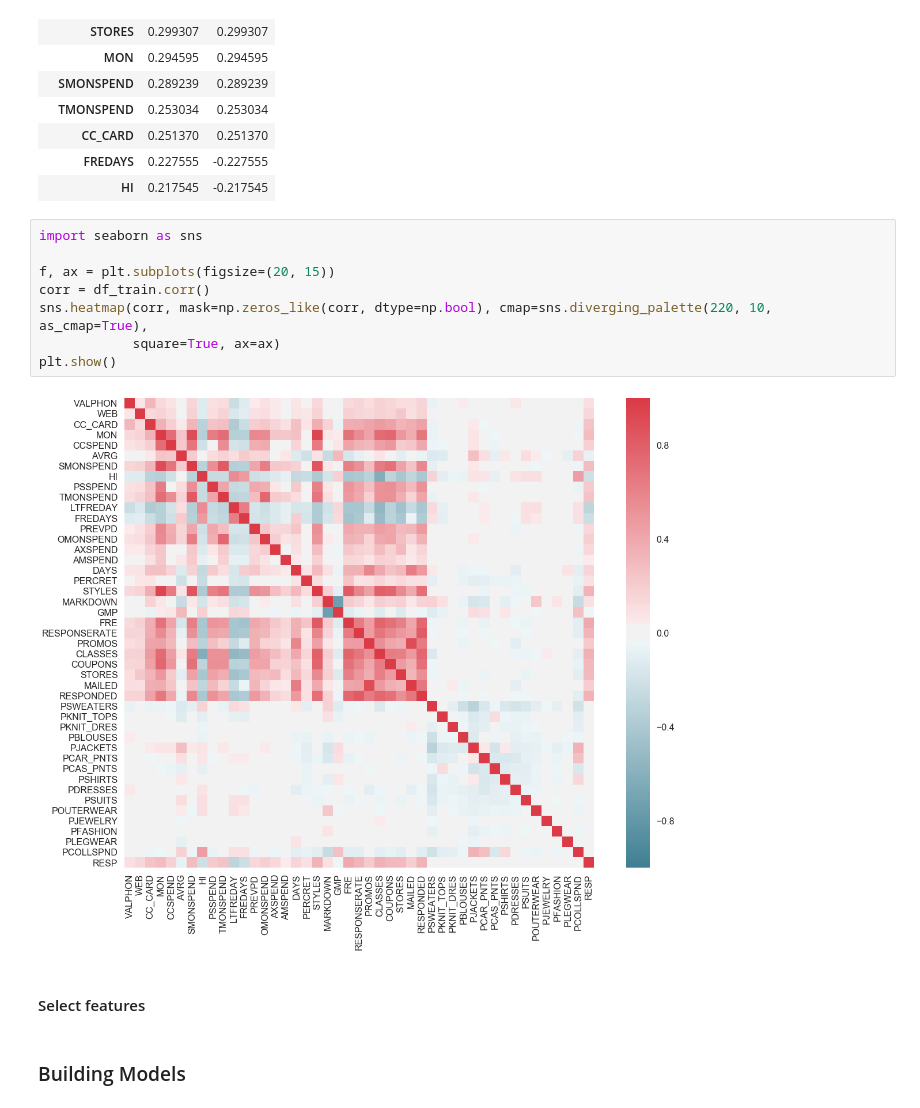
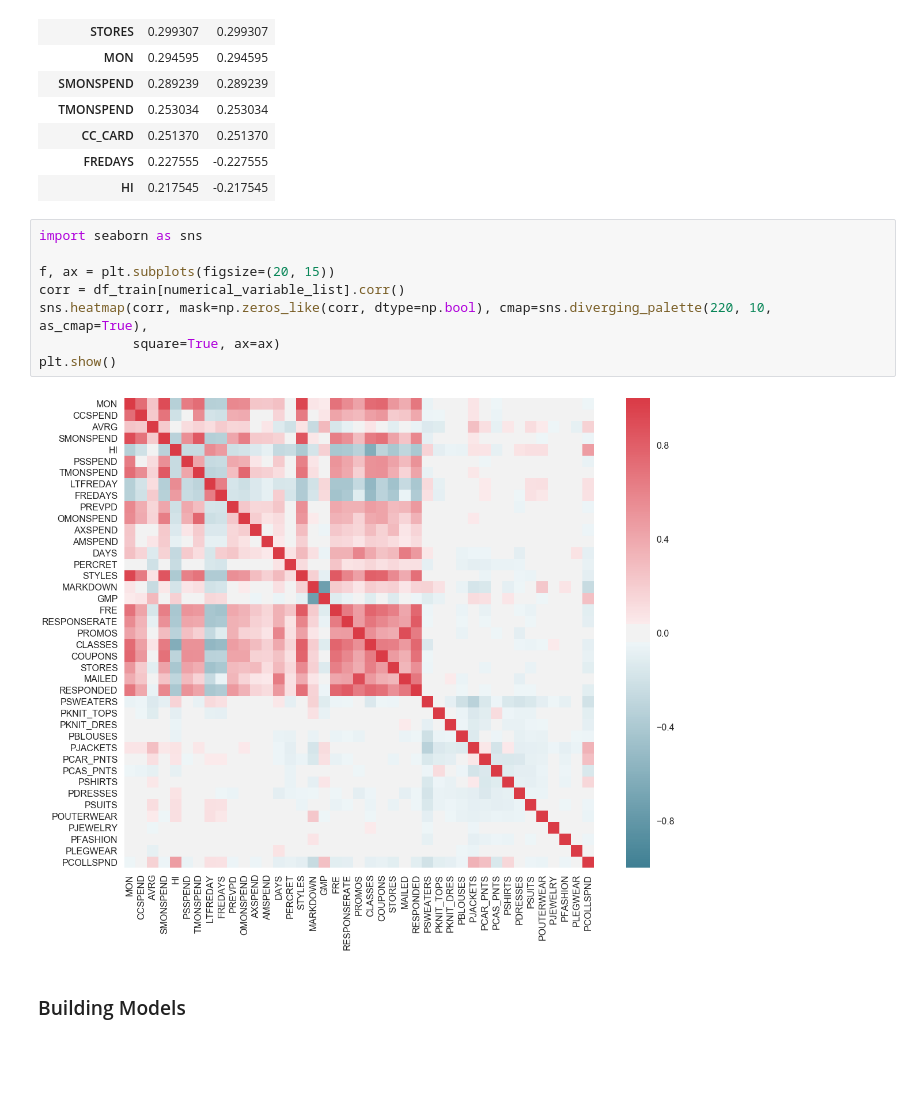
Before and after one commit to DataScienceMp109/Knowledge_Apply, a Jupyter notebook: Direct_Marketing.ipynb, the cells around one changed output. Drawn from its saved outputs; the diff is of its cells as text; blank space fills up the shorter version.

```diff
--- a/Direct_Marketing.ipynb
+++ b/Direct_Marketing.ipynb
@@ -308,15 +309,13 @@ bpdf.head(15)
 # %%
 import seaborn as sns
 
 f, ax = plt.subplots(figsize=(20, 15))
-corr = df_train.corr()
+corr = df_train[numerical_variable_list].corr()
 sns.heatmap(corr, mask=np.zeros_like(corr, dtype=np.bool), cmap=sns.diverging_palette(220, 10, as_cmap=True),
             square=True, ax=ax)
 plt.show()
 # %% [output]
-[figure, old version]
+[figure, new version]
-# %% [markdown]
-#### Select features
 # %% [markdown]
 ### Building Models
 # %% [markdown]
```
Also changed, not shown: parts of 101 cells of this notebook.
